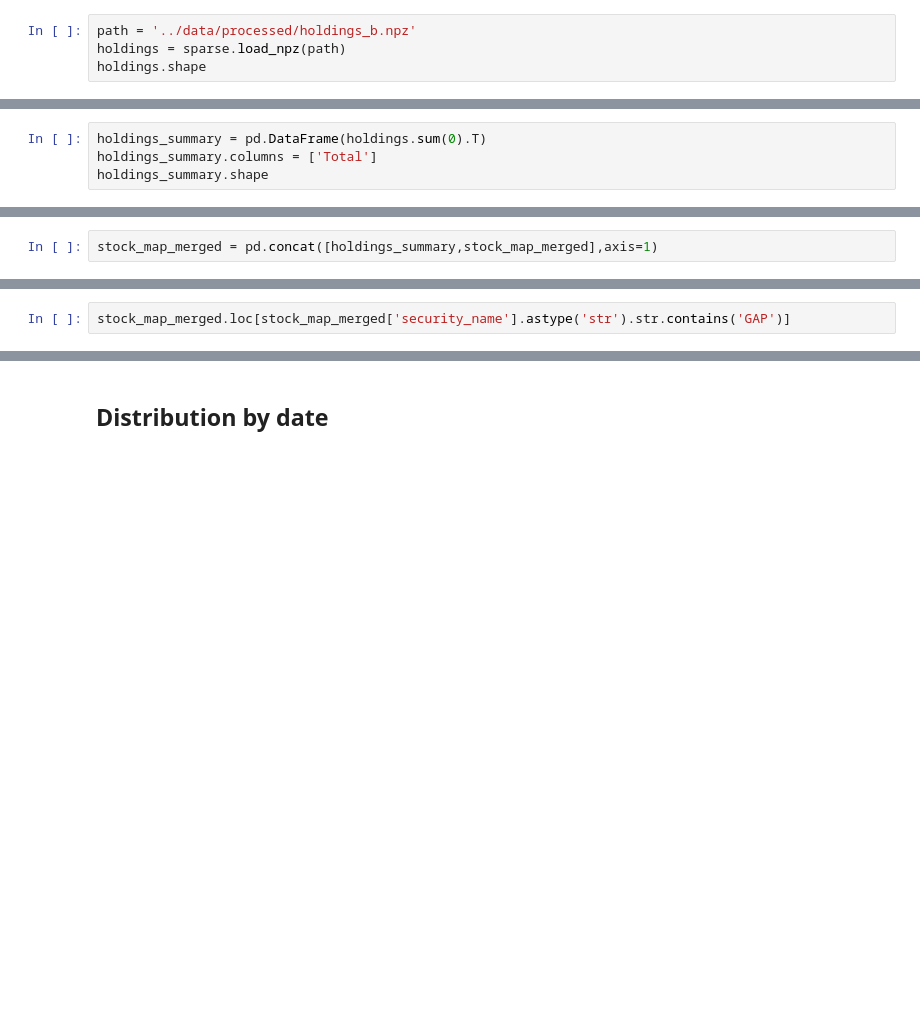
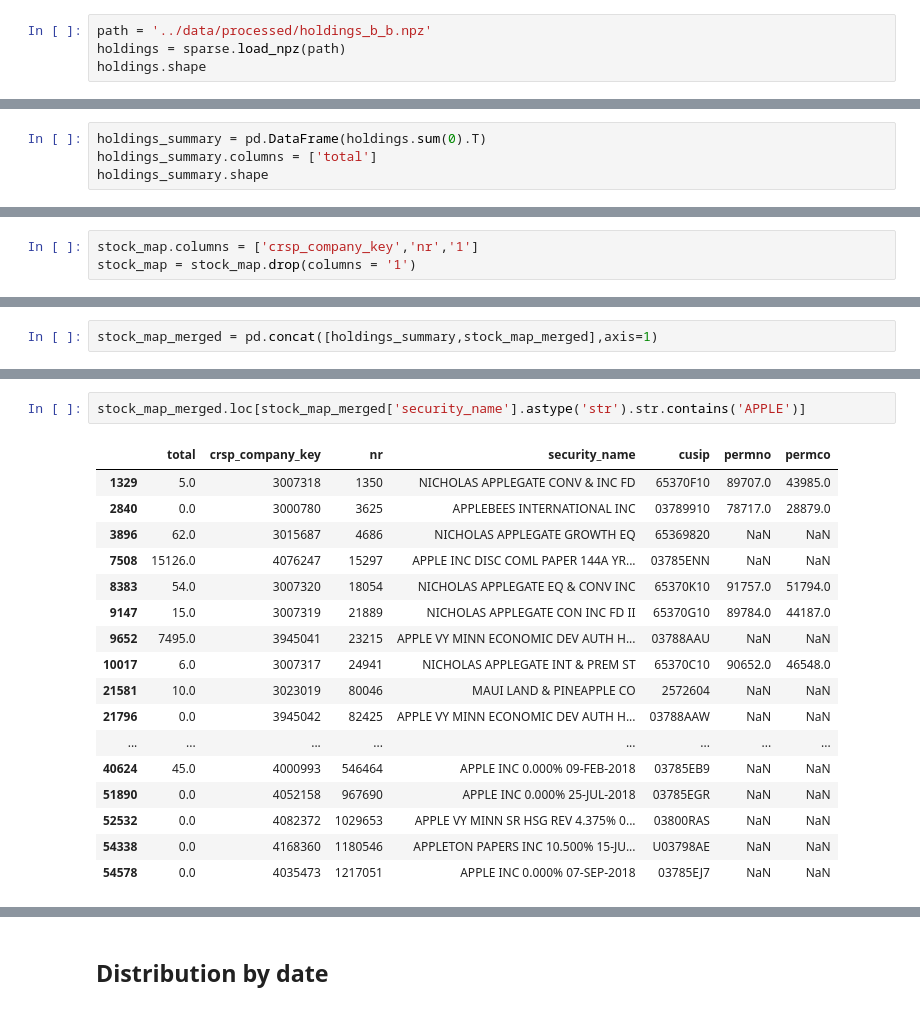
Before and after one commit to Amglex/Mutual-Funds, a Jupyter notebook: notebooks/033 - Analysis of holdings.ipynb, the cells around one changed output, grey strips where cells are left out. Saved outputs shown, nothing was run; the diff lists cells and outputs as text; blank space fills up the shorter version.

```diff
--- a/notebooks/033 - Analysis of holdings.ipynb
+++ b/notebooks/033 - Analysis of holdings.ipynb
@@ -26,5 +32,5 @@ stock_map = feather.read_dataframe(path)
 # %%
-path = '../data/processed/holdings_b.npz'
+path = '../data/processed/holdings_b_b.npz'
 holdings = sparse.load_npz(path)
 holdings.shape
 # %% [output]
@@ -44,5 +40,5 @@ matrix([[91.],
 # %%
 holdings_summary = pd.DataFrame(holdings.sum(0).T)
-holdings_summary.columns = ['Total']
+holdings_summary.columns = ['total']
 holdings_summary.shape
 # %% [output]
@@ -64,3 +55,6 @@ Name: item1, dtype: float64
+# %%
+stock_map.columns = ['crsp_company_key','nr','1']
+stock_map = stock_map.drop(columns = '1')
 # %%
 holdings_co_info.sample()
 # %% [output]
@@ -75,3 +94,21 @@ stock_map_merged = pd.concat([holdings_summary,stock_map_merged],axis=1)
 # %%
-stock_map_merged.loc[stock_map_merged['security_name'].astype('str').str.contains('GAP')]
+stock_map_merged.loc[stock_map_merged['security_name'].astype('str').str.contains('APPLE')]
+# %% [output]
+|  | total | crsp_company_key | nr | security_name | cusip | permno | permco |
+| 1329 | 5.0 | 3007318 | 1350 | NICHOLAS APPLEGATE CONV & INC FD | 65370F10 | 89707.0 | 43985.0 |
+| 2840 | 0.0 | 3000780 | 3625 | APPLEBEES INTERNATIONAL INC | 03789910 | 78717.0 | 28879.0 |
+| 3896 | 62.0 | 3015687 | 4686 | NICHOLAS APPLEGATE GROWTH EQ | 65369820 | NaN | NaN |
+| 7508 | 15126.0 | 4076247 | 15297 | APPLE INC DISC COML PAPER 144A YR... | 03785ENN | NaN | NaN |
+| 8383 | 54.0 | 3007320 | 18054 | NICHOLAS APPLEGATE EQ & CONV INC | 65370K10 | 91757.0 | 51794.0 |
+| 9147 | 15.0 | 3007319 | 21889 | NICHOLAS APPLEGATE CON INC FD II | 65370G10 | 89784.0 | 44187.0 |
+| 9652 | 7495.0 | 3945041 | 23215 | APPLE VY MINN ECONOMIC DEV AUTH H... | 03788AAU | NaN | NaN |
+| 10017 | 6.0 | 3007317 | 24941 | NICHOLAS APPLEGATE INT & PREM ST | 65370C10 | 90652.0 | 46548.0 |
+| 21581 | 10.0 | 3023019 | 80046 | MAUI LAND & PINEAPPLE CO | 2572604 | NaN | NaN |
+| 21796 | 0.0 | 3945042 | 82425 | APPLE VY MINN ECONOMIC DEV AUTH H... | 03788AAW | NaN | NaN |
+| ... | ... | ... | ... | ... | ... | ... | ... |
+| 40624 | 45.0 | 4000993 | 546464 | APPLE INC 0.000% 09-FEB-2018 | 03785EB9 | NaN | NaN |
+| 51890 | 0.0 | 4052158 | 967690 | APPLE INC 0.000% 25-JUL-2018 | 03785EGR | NaN | NaN |
+| 52532 | 0.0 | 4082372 | 1029653 | APPLE VY MINN SR HSG REV 4.375% 0... | 03800RAS | NaN | NaN |
+| 54338 | 0.0 | 4168360 | 1180546 | APPLETON PAPERS INC 10.500% 15-JU... | U03798AE | NaN | NaN |
+| 54578 | 0.0 | 4035473 | 1217051 | APPLE INC 0.000% 07-SEP-2018 | 03785EJ7 | NaN | NaN |
 # %%
```
Also changed, not shown: parts of 14 cells of this notebook, 6 other files.
